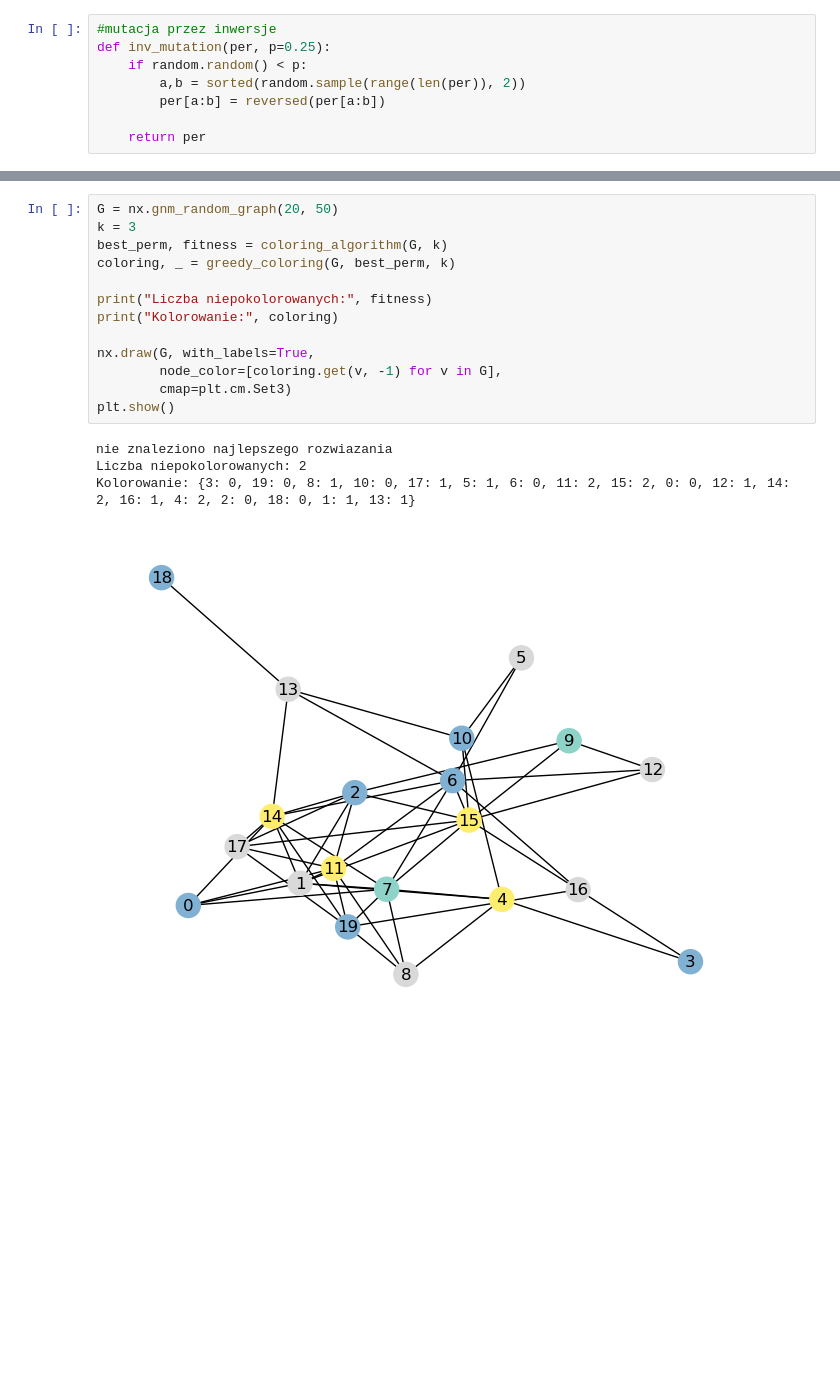
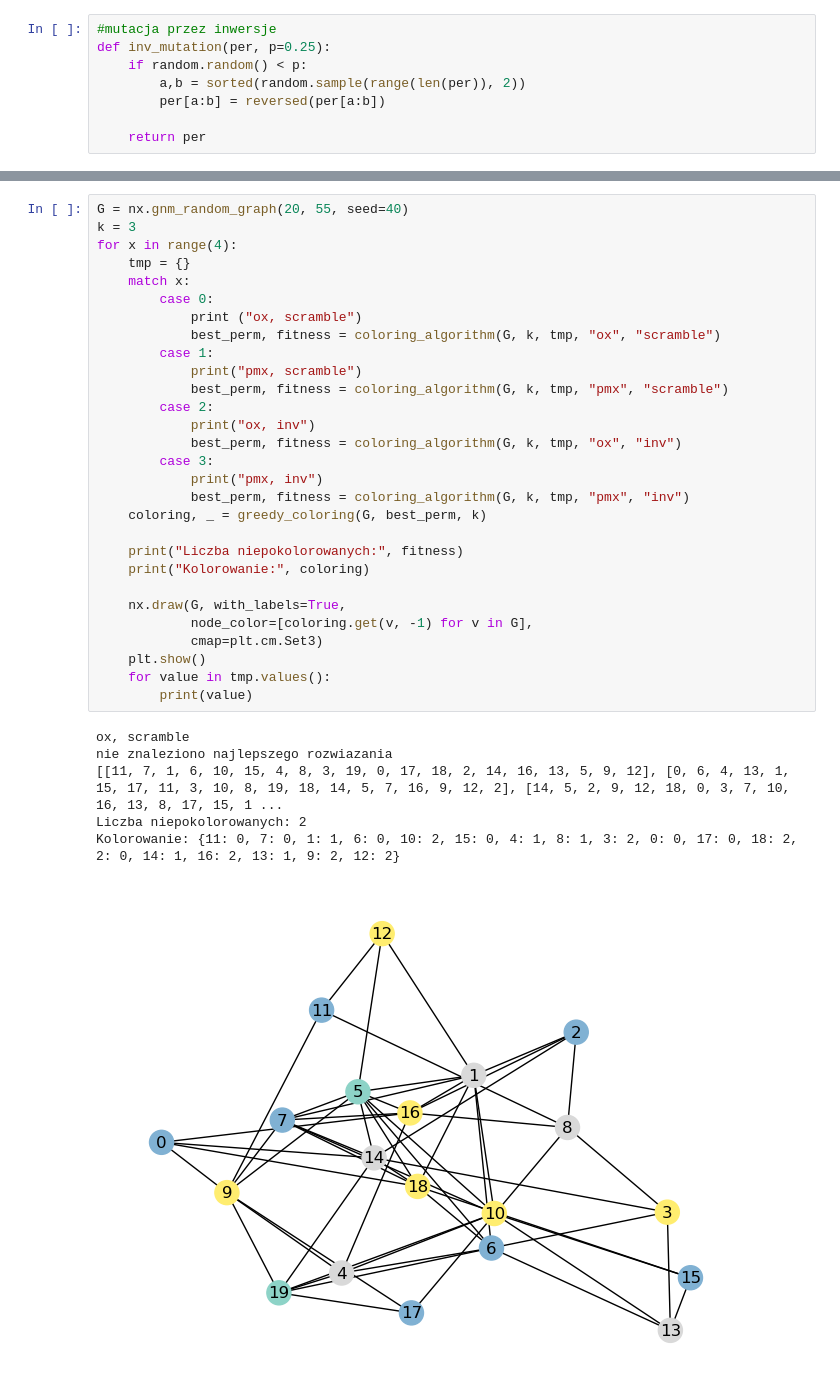
Before and after one commit to erpus/graph_coloring, a Jupyter notebook: graph coloring .ipynb, the cells around one changed output, grey strips where cells are left out. Saved outputs shown, nothing was run; the diff lists cells and outputs as text; blank space fills up the shorter version.

```diff
--- a/graph coloring .ipynb
+++ b/graph coloring .ipynb
@@ -115,19 +126,37 @@ def coloring_algorithm(G, k, pop_size = 200, generations = 300):
     return score[0]
 # %%
-G = nx.gnm_random_graph(20, 50)
+G = nx.gnm_random_graph(20, 55, seed=40)
 k = 3
-best_perm, fitness = coloring_algorithm(G, k)
-coloring, _ = greedy_coloring(G, best_perm, k)
+for x in range(4):
+    tmp = {}
+    match x:
+        case 0:
+            print ("ox, scramble")
+            best_perm, fitness = coloring_algorithm(G, k, tmp, "ox", "scramble")
+        case 1:
+            print("pmx, scramble")
+            best_perm, fitness = coloring_algorithm(G, k, tmp, "pmx", "scramble")
+        case 2:
+            print("ox, inv")
+            best_perm, fitness = coloring_algorithm(G, k, tmp, "ox", "inv")
+        case 3:
+            print("pmx, inv")
+            best_perm, fitness = coloring_algorithm(G, k, tmp, "pmx", "inv")
+    coloring, _ = greedy_coloring(G, best_perm, k)
 
-print("Liczba niepokolorowanych:", fitness)
-print("Kolorowanie:", coloring)
+    print("Liczba niepokolorowanych:", fitness)
+    print("Kolorowanie:", coloring)
 
-nx.draw(G, with_labels=True,
-        node_color=[coloring.get(v, -1) for v in G],
-        cmap=plt.cm.Set3)
-plt.show()
+    nx.draw(G, with_labels=True,
+            node_color=[coloring.get(v, -1) for v in G],
+            cmap=plt.cm.Set3)
+    plt.show()
+    for value in tmp.values():
+        print(value)
 # %% [output]
+ox, scramble
 nie znaleziono najlepszego rozwiazania
+[[11, 7, 1, 6, 10, 15, 4, 8, 3, 19, 0, 17, 18, 2, 14, 16, 13, 5, 9, 12], [0, 6, 4, 13, 1, 15, 17, 11, 3, 10, 8, 19, 18, 14, 5, 7, 16, 9, 12, 2], [14, 5, 2, 9, 12, 18, 0, 3, 7, 10, 16, 13, 8, 17, 15, 1 ...
 Liczba niepokolorowanych: 2
-Kolorowanie: {3: 0, 19: 0, 8: 1, 10: 0, 17: 1, 5: 1, 6: 0, 11: 2, 15: 2, 0: 0, 12: 1, 14: 2, 16: 1, 4: 2, 2: 0, 18: 0, 1: 1, 13: 1}
+Kolorowanie: {11: 0, 7: 0, 1: 1, 6: 0, 10: 2, 15: 0, 4: 1, 8: 1, 3: 2, 0: 0, 17: 0, 18: 2, 2: 0, 14: 1, 16: 2, 13: 1, 9: 2, 12: 2}
-[figure, old version]
+[figure, new version]
```
Also changed, not shown: parts of 2 cells of this notebook.
